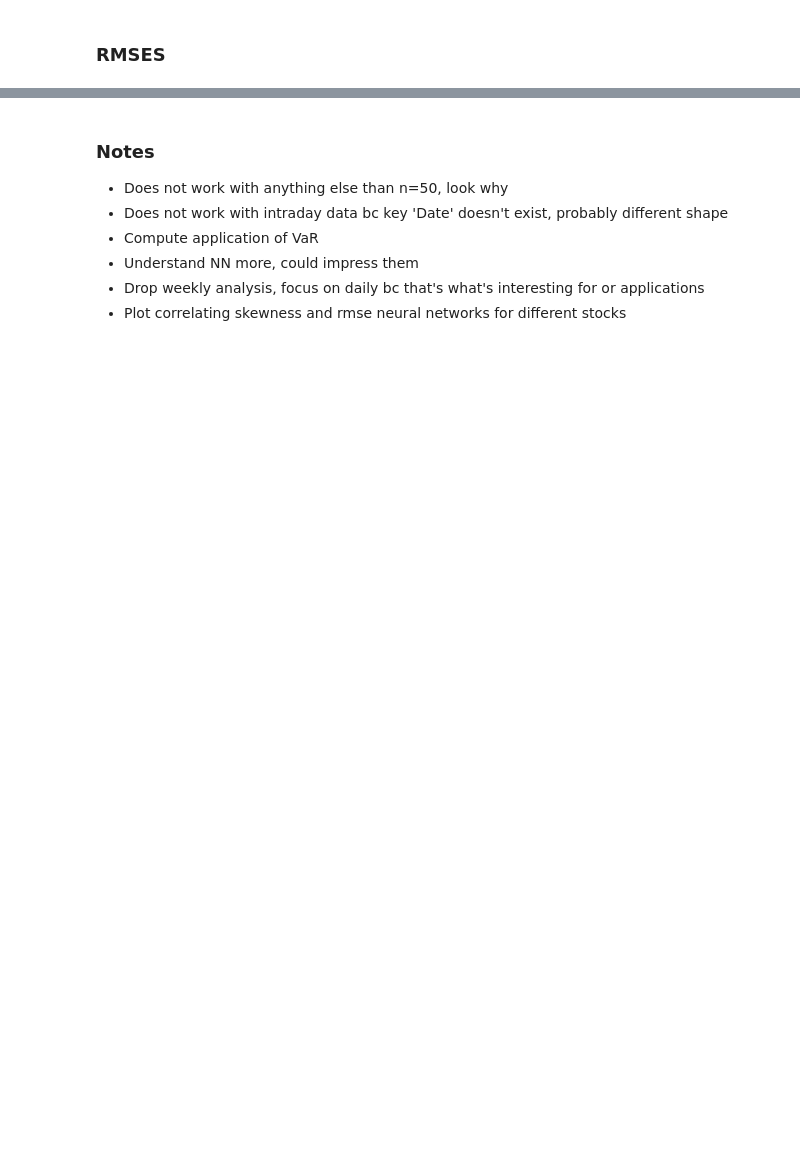
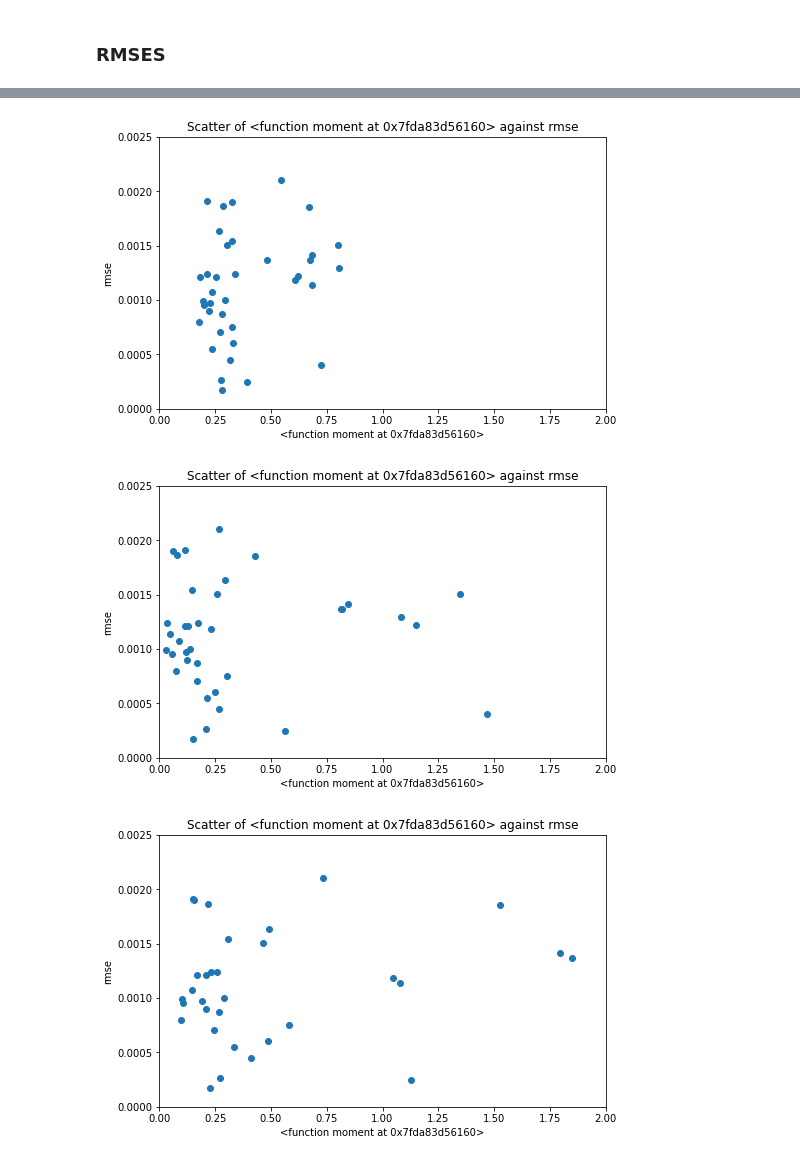
Before and after one commit to corentinwerenne/volatility_prediction, a Jupyter notebook: wip.ipynb, the cells around one changed output, grey strips where cells are left out. Saved outputs shown, nothing was run; the diff lists cells and outputs as text; code cells hidden in the pictures; blank space fills up the shorter version.

```diff
--- a/wip.ipynb
+++ b/wip.ipynb
@@ -512,3 +510,3 @@ for ticker in sample_daily_1y_df.columns:
 # %%
-#sample_weekly_10y_df = pd.read_csv('sample_weekly_10y.csv', index_col=0)
-#sample_weekly_10y_df
+sample_weekly_10y_df = pd.read_csv('sample_weekly_10y.csv', index_col=0)
+sample_weekly_10y_df
@@ -586,8 +617,33 @@ var
-# %% [markdown]
-### Notes
-- Does not work with anything else than n=50, look why
-- Does not work with intraday data bc key 'Date' doesn't exist, probably different shape
-- Compute application of VaR
-- Understand NN more, could impress them
-- Drop weekly analysis, focus on daily bc that's what's interesting for or applications
-- Plot correlating skewness and rmse neural networks for different stocks
+# %%
+# moments_rmses = nn_vs_moments(s=60, n=5, start='2017-01-17', end='2017-04-17', interval='1d')
+# moments_rmses_df = pd.DataFrame(moments_rmses)
+# moments_rmses_df.to_csv('moments_rmses.csv')
+moments_rmses_df = pd.read_csv('moments_rmses.csv', index_col=0)
+# %%
+moments_rmses_df = moments_rmses_df.T
+# %%
+# Remove outliers
+trues = {}
+for column in ['variance', 'skewness', 'kurtosis']:
+    trues[column] = np.abs(stats.zscore(moments_rmses_df[column])) < 0.4
+
+keepers = []
+for ticker in trues['variance'].keys():
+    keep = trues['variance'][ticker] * trues['skewness'][ticker] * trues['kurtosis'][ticker]
+    if keep == True:
+        keepers.append(ticker)
+    else:
+        continue
+# %%
+# Plot these tickers moments against the rmse
+for column in ['variance', 'skewness', 'kurtosis']:
+    plt.scatter(x=moments_rmses_df.loc[keepers][column], y=moments_rmses_df.loc[keepers]['rmse'])
+    plt.axis((0,2,0,0.0025))
+    plt.xlabel(moment)
+    plt.ylabel('rmse')
+    plt.title(f'Scatter of {colu} against rmse')
+    plt.show()
+# %% [output]
+[figure, added]
+[figure, added]
+[figure, added]
```
Also changed, not shown: parts of 27 cells of this notebook, 1 other file.
